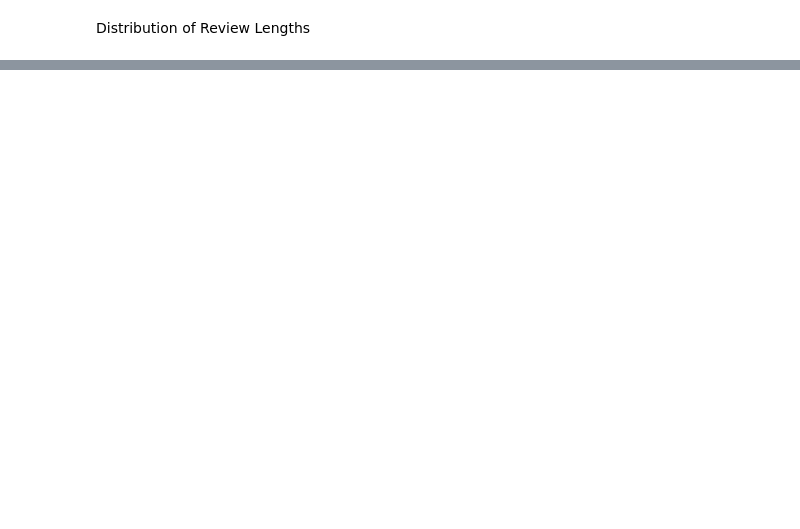
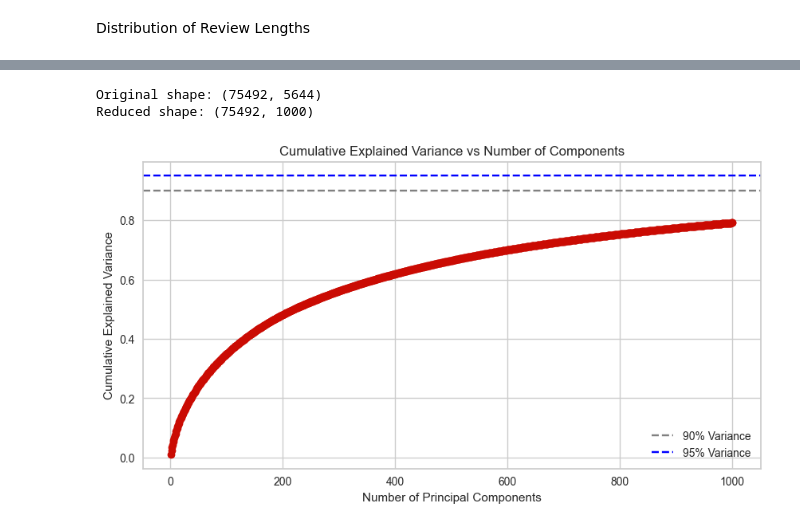
Before and after one commit to Nabizen/CCADMACL_PROJECT_COM222, a Jupyter notebook: gcash_clustering.ipynb, the cells around one changed output, grey strips where cells are left out. Drawn from its saved outputs; the diff is of its cells as text; code cells hidden in the pictures; blank space fills up the shorter version.

```diff
--- a/gcash_clustering.ipynb
+++ b/gcash_clustering.ipynb
@@ -180,0 +190,2 @@ print(df_tfidf)
+# %%
+df = pd.concat([df, df_tfidf], axis=1)
@@ -180,0 +204,2 @@ print(df_tfidf)
+# %%
+df.drop(columns=['review_text_formatted', 'review_likes', 'review_rating'], inplace=True)
@@ -180,0 +231,3 @@ print(df_tfidf)
+# %%
+df.dropna(inplace=True)
+print(df.isna().sum())
@@ -180,0 +247,31 @@ print(df_tfidf)
+# %%
+from sklearn.decomposition import TruncatedSVD
+
+svd = TruncatedSVD(n_components=1000)  # Try 300 first
+X_svd = svd.fit_transform(df)  # X is your TF-IDF matrix
+
+print("Original shape:", df.shape)
+print("Reduced shape:", X_svd.shape)
+# %% [output]
+Original shape: (75492, 5644)
+Reduced shape: (75492, 1000)
+# %%
+explained_variance = svd.explained_variance_ratio_
+cumulative_variance = np.cumsum(explained_variance)
+
+plt.figure(figsize=(10, 5))
+plt.plot(range(1, 1001), cumulative_variance, marker='o', linestyle='-', color='r')
+
+# Add Threshold Lines
+plt.axhline(y=0.90, color='gray', linestyle='--', label='90% Variance')
+plt.axhline(y=0.95, color='blue', linestyle='--', label='95% Variance')
+
+plt.xlabel('Number of Principal Components')
+plt.ylabel('Cumulative Explained Variance')
+plt.title('Cumulative Explained Variance vs Number of Components')
+plt.legend()
+plt.grid(True)
+
+plt.show()
+# %% [output]
+[figure, added]
```
Also changed, not shown: parts of 35 cells of this notebook.
